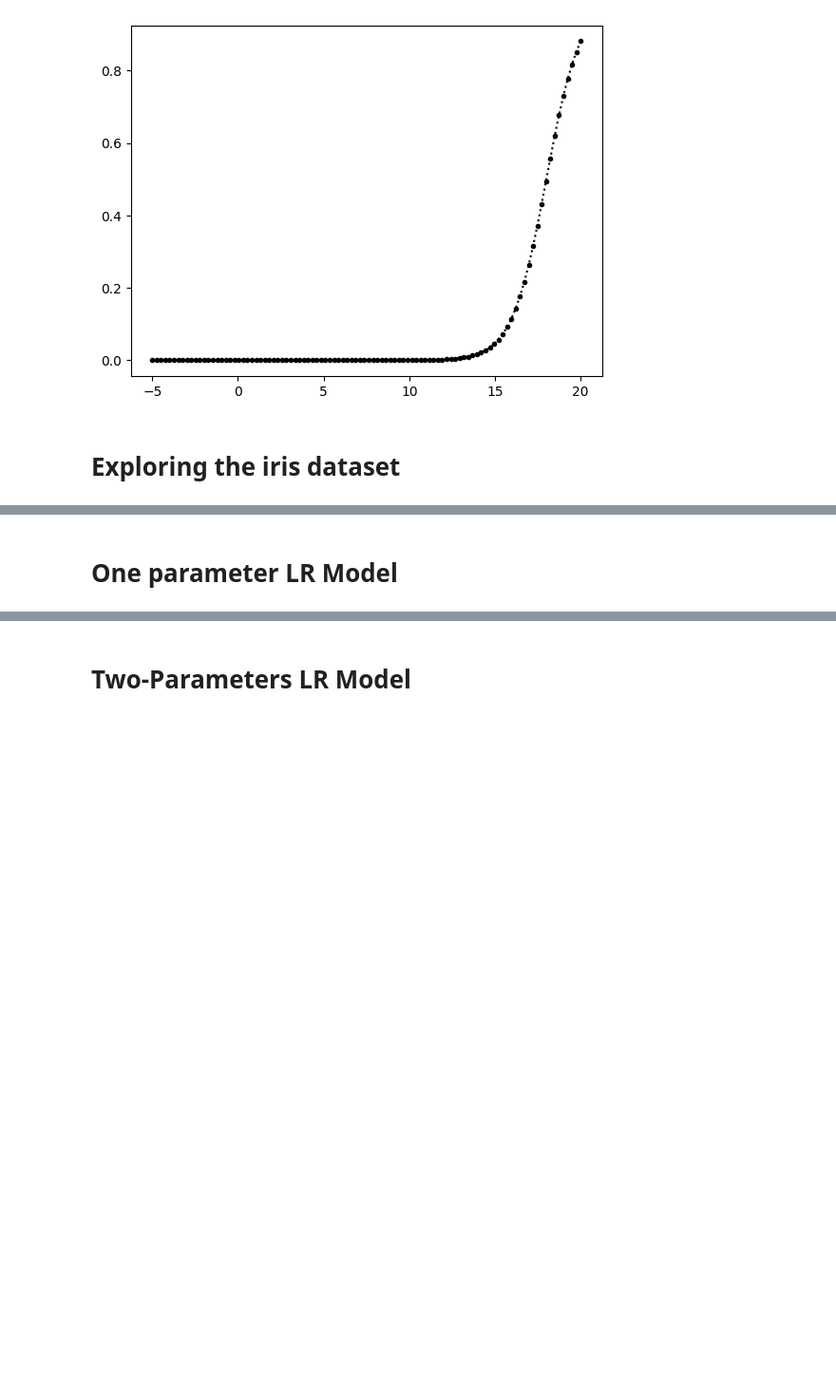
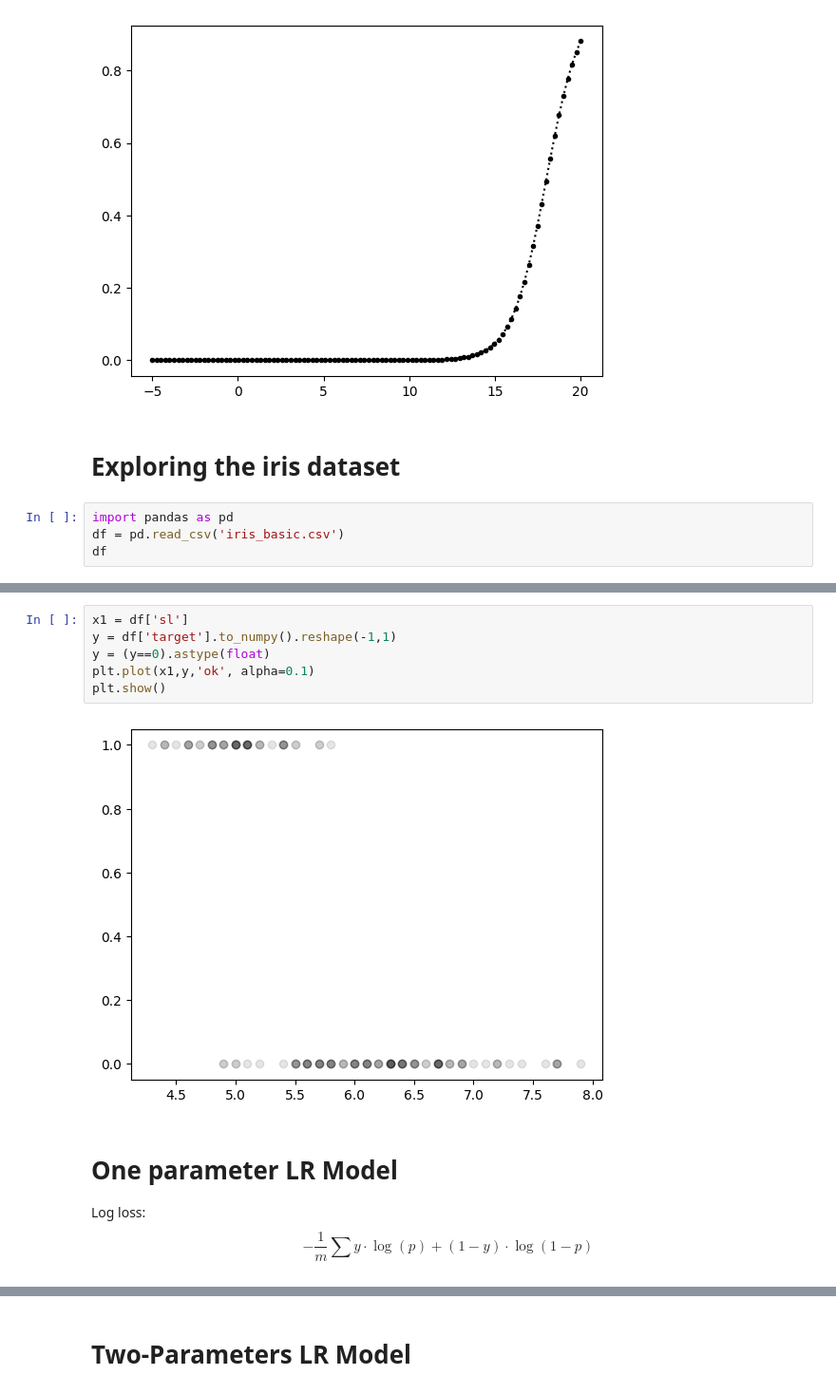
Before and after one commit to gmarxcc/lab-sessions-26b, a Jupyter notebook: 3-logistic-regressor/mainM.ipynb, the cells around one changed output, grey strips where cells are left out. Shown at 95% size. Saved outputs shown, nothing was run; the diff lists cells and outputs as text; blank space fills up the shorter version.

```diff
--- a/3-logistic-regressor/mainM.ipynb
+++ b/3-logistic-regressor/mainM.ipynb
@@ -18,3 +18,7 @@ plt.show()
 [figure]
 # %% [markdown]
 # Exploring the iris dataset
+# %%
+import pandas as pd
+df = pd.read_csv('iris_basic.csv')
+df
@@ -21,2 +39,12 @@ plt.show()
+# %%
+x1 = df['sl']
+y = df['target'].to_numpy().reshape(-1,1)
+y = (y==0).astype(float)
+plt.plot(x1,y,'ok', alpha=0.1)
+plt.show()
+# %% [output]
+[figure, added]
 # %% [markdown]
 # One parameter LR Model
+Log loss:
+$$-\frac{1}{m}\sum{y\cdot \log{(p)}+(1-y)\cdot \log{(1-p)}}$$
```
Also changed, not shown: parts of 10 cells of this notebook.
